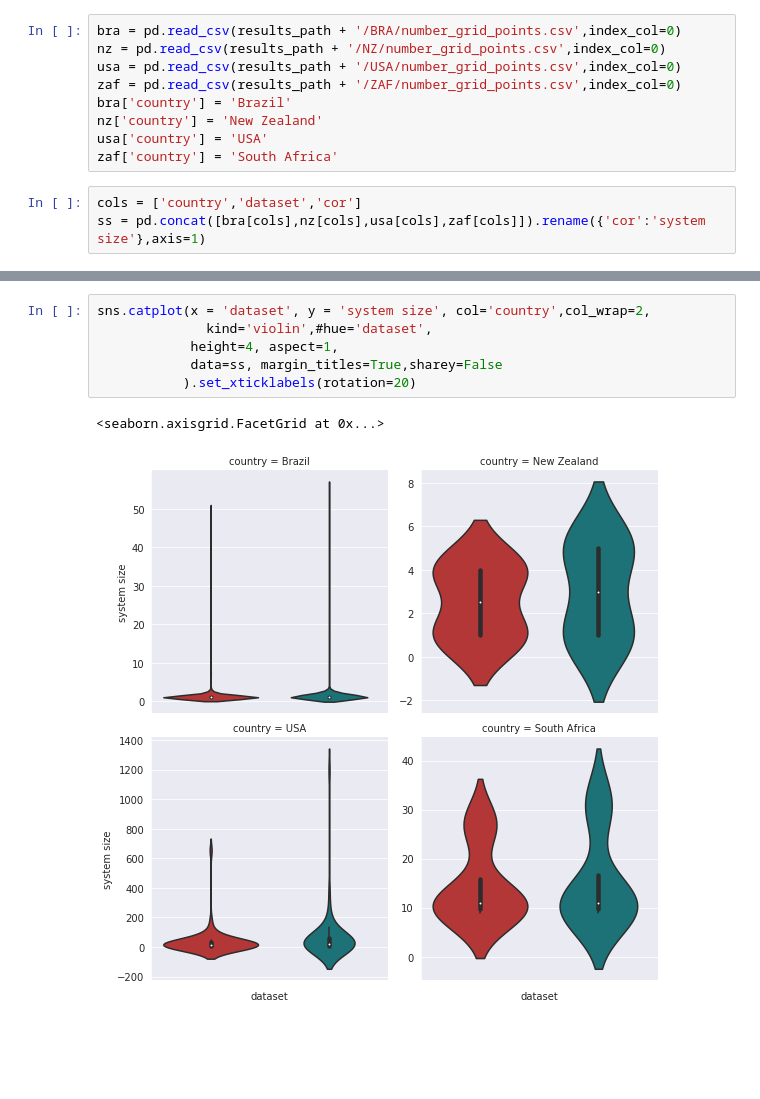
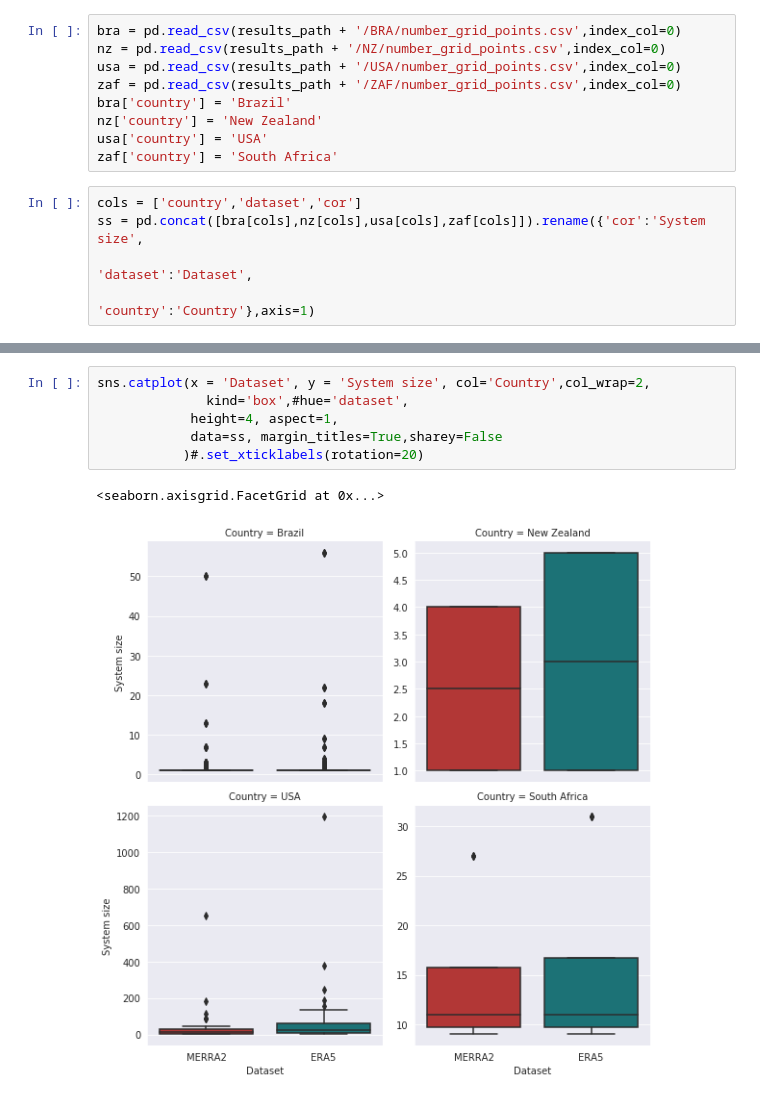
Before and after one commit to KatharinaGruber/windpower_GWA, a Jupyter notebook: plot_system_sizes.ipynb, the cells around one changed output, grey strips where cells are left out. Saved outputs shown, nothing was run; the diff lists cells and outputs as text; blank space fills up the shorter version.

```diff
--- a/plot_system_sizes.ipynb
+++ b/plot_system_sizes.ipynb
@@ -17,4 +17,6 @@ usa['country'] = 'USA'
 zaf['country'] = 'South Africa'
 # %%
 cols = ['country','dataset','cor']
-ss = pd.concat([bra[cols],nz[cols],usa[cols],zaf[cols]]).rename({'cor':'system size'},axis=1)
+ss = pd.concat([bra[cols],nz[cols],usa[cols],zaf[cols]]).rename({'cor':'System size',
+                                                                 'dataset':'Dataset',
+                                                                 'country':'Country'},axis=1)
@@ -21,9 +44,9 @@ ss = pd.concat([bra[cols],nz[cols],usa[cols],zaf[cols]]).rename({'cor':'system s
 # %%
-sns.catplot(x = 'dataset', y = 'system size', col='country',col_wrap=2,
-              kind='violin',#hue='dataset',
+sns.catplot(x = 'Dataset', y = 'System size', col='Country',col_wrap=2,
+              kind='box',#hue='dataset',
             height=4, aspect=1,
             data=ss, margin_titles=True,sharey=False
-           ).set_xticklabels(rotation=20)
+           )#.set_xticklabels(rotation=20)
 # %% [output]
 <seaborn.axisgrid.FacetGrid at 0x...>
-[figure, old version]
+[figure, new version]
```
Also changed, not shown: parts of 9 cells of this notebook.
